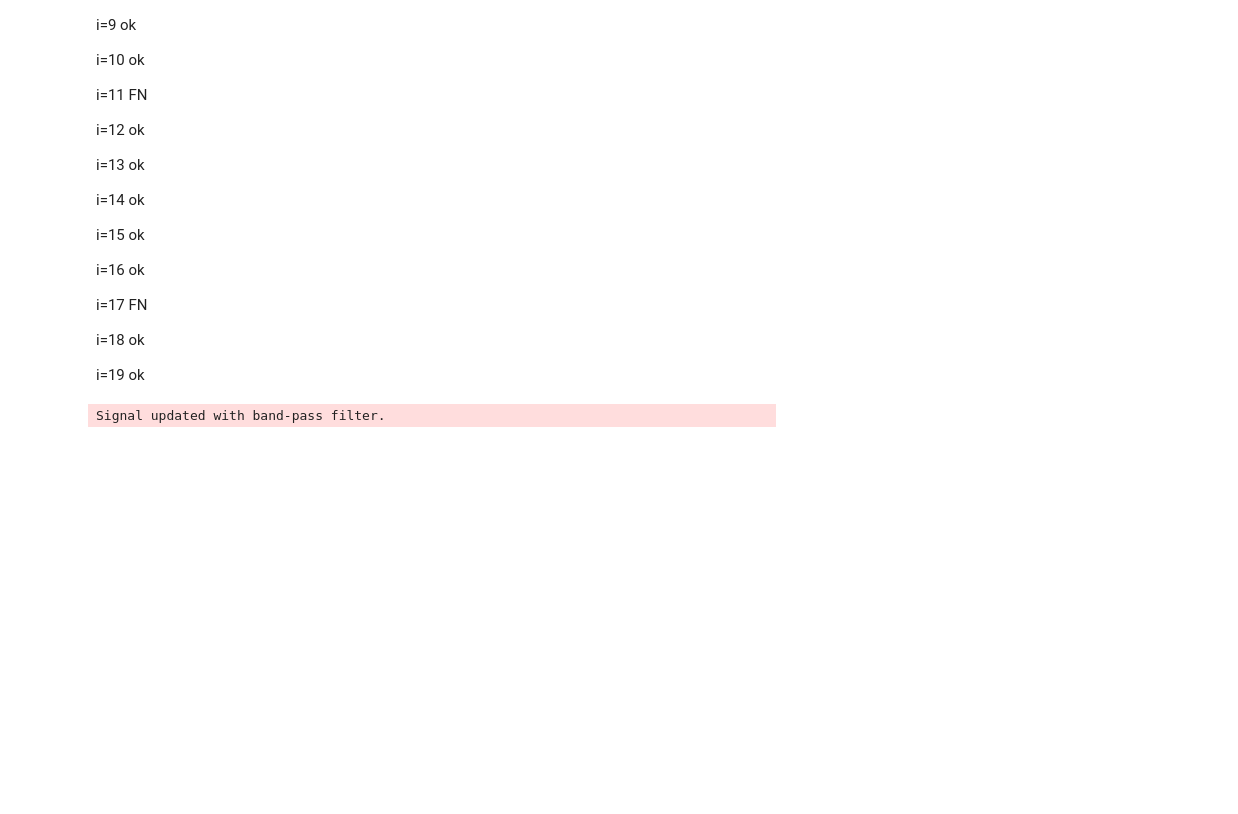
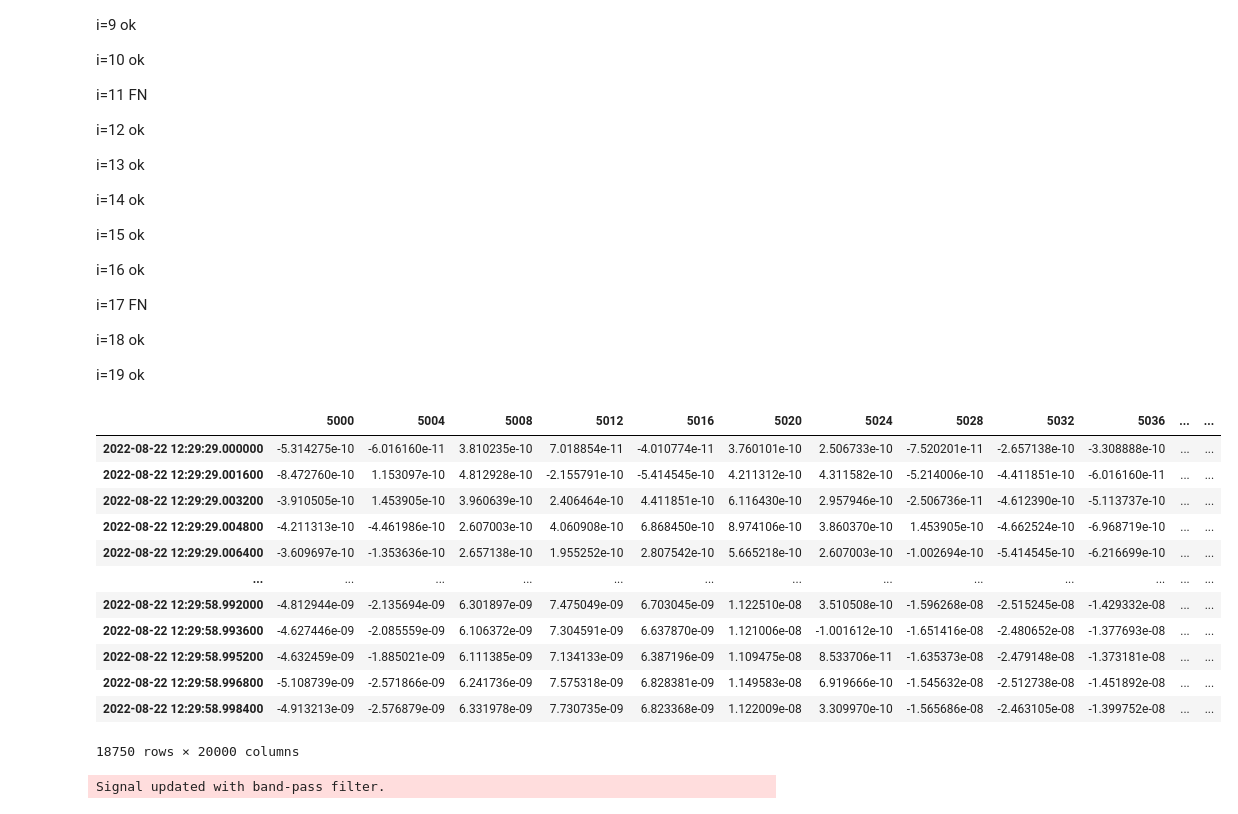
Before and after one commit to truongphanduykhanh/dasly, a Jupyter notebook: notebooks/19.3-khanhtruong-whale-test-FN-FP.ipynb, the cells around one changed output. Cells and saved outputs as stored; diff of their text form; code cells hidden in the pictures; blank space fills up the shorter version.

```diff
--- a/notebooks/19.3-khanhtruong-whale-test-FN-FP.ipynb
+++ b/notebooks/19.3-khanhtruong-whale-test-FN-FP.ipynb
@@ -68,6 +68,22 @@ das.load_data(
     chIndex=np.arange(round(5000 * s_rate), round(85000 * s_rate)),
     reset_channel_idx=False
 )
+# %%
+das.signal
+# %% [output]
+|  | 5000 | 5004 | 5008 | 5012 | 5016 | 5020 | 5024 | 5028 | 5032 | 5036 | ... | ... |
+| 2022-08-22 12:29:29.000000 | -5.314275e-10 | -6.016160e-11 | 3.810235e-10 | 7.018854e-11 | -4.010774e-11 | 3.760101e-10 | 2.506733e-10 | -7.520201e-11 | -2.657138e-10 | -3.308888e-10 | ... | ... |
+| 2022-08-22 12:29:29.001600 | -8.472760e-10 | 1.153097e-10 | 4.812928e-10 | -2.155791e-10 | -5.414545e-10 | 4.211312e-10 | 4.311582e-10 | -5.214006e-10 | -4.411851e-10 | -6.016160e-11 | ... | ... |
+| 2022-08-22 12:29:29.003200 | -3.910505e-10 | 1.453905e-10 | 3.960639e-10 | 2.406464e-10 | 4.411851e-10 | 6.116430e-10 | 2.957946e-10 | -2.506736e-11 | -4.612390e-10 | -5.113737e-10 | ... | ... |
+| 2022-08-22 12:29:29.004800 | -4.211313e-10 | -4.461986e-10 | 2.607003e-10 | 4.060908e-10 | 6.868450e-10 | 8.974106e-10 | 3.860370e-10 | 1.453905e-10 | -4.662524e-10 | -6.968719e-10 | ... | ... |
+| 2022-08-22 12:29:29.006400 | -3.609697e-10 | -1.353636e-10 | 2.657138e-10 | 1.955252e-10 | 2.807542e-10 | 5.665218e-10 | 2.607003e-10 | -1.002694e-10 | -5.414545e-10 | -6.216699e-10 | ... | ... |
+| ... | ... | ... | ... | ... | ... | ... | ... | ... | ... | ... | ... | ... |
+| 2022-08-22 12:29:58.992000 | -4.812944e-09 | -2.135694e-09 | 6.301897e-09 | 7.475049e-09 | 6.703045e-09 | 1.122510e-08 | 3.510508e-10 | -1.596268e-08 | -2.515245e-08 | -1.429332e-08 | ... | ... |
+| 2022-08-22 12:29:58.993600 | -4.627446e-09 | -2.085559e-09 | 6.106372e-09 | 7.304591e-09 | 6.637870e-09 | 1.121006e-08 | -1.001612e-10 | -1.651416e-08 | -2.480652e-08 | -1.377693e-08 | ... | ... |
+| 2022-08-22 12:29:58.995200 | -4.632459e-09 | -1.885021e-09 | 6.111385e-09 | 7.134133e-09 | 6.387196e-09 | 1.109475e-08 | 8.533706e-11 | -1.635373e-08 | -2.479148e-08 | -1.373181e-08 | ... | ... |
+| 2022-08-22 12:29:58.996800 | -5.108739e-09 | -2.571866e-09 | 6.241736e-09 | 7.575318e-09 | 6.828381e-09 | 1.149583e-08 | 6.919666e-10 | -1.545632e-08 | -2.512738e-08 | -1.451892e-08 | ... | ... |
+| 2022-08-22 12:29:58.998400 | -4.913213e-09 | -2.576879e-09 | 6.331978e-09 | 7.730735e-09 | 6.823368e-09 | 1.122009e-08 | 3.309970e-10 | -1.565686e-08 | -2.463105e-08 | -1.399752e-08 | ... | ... |
+18750 rows × 20000 columns
 # %%
 start_time = time.time()
 das.bandpass_filter(15, 25)
```
Also changed, not shown: 26 other files.
